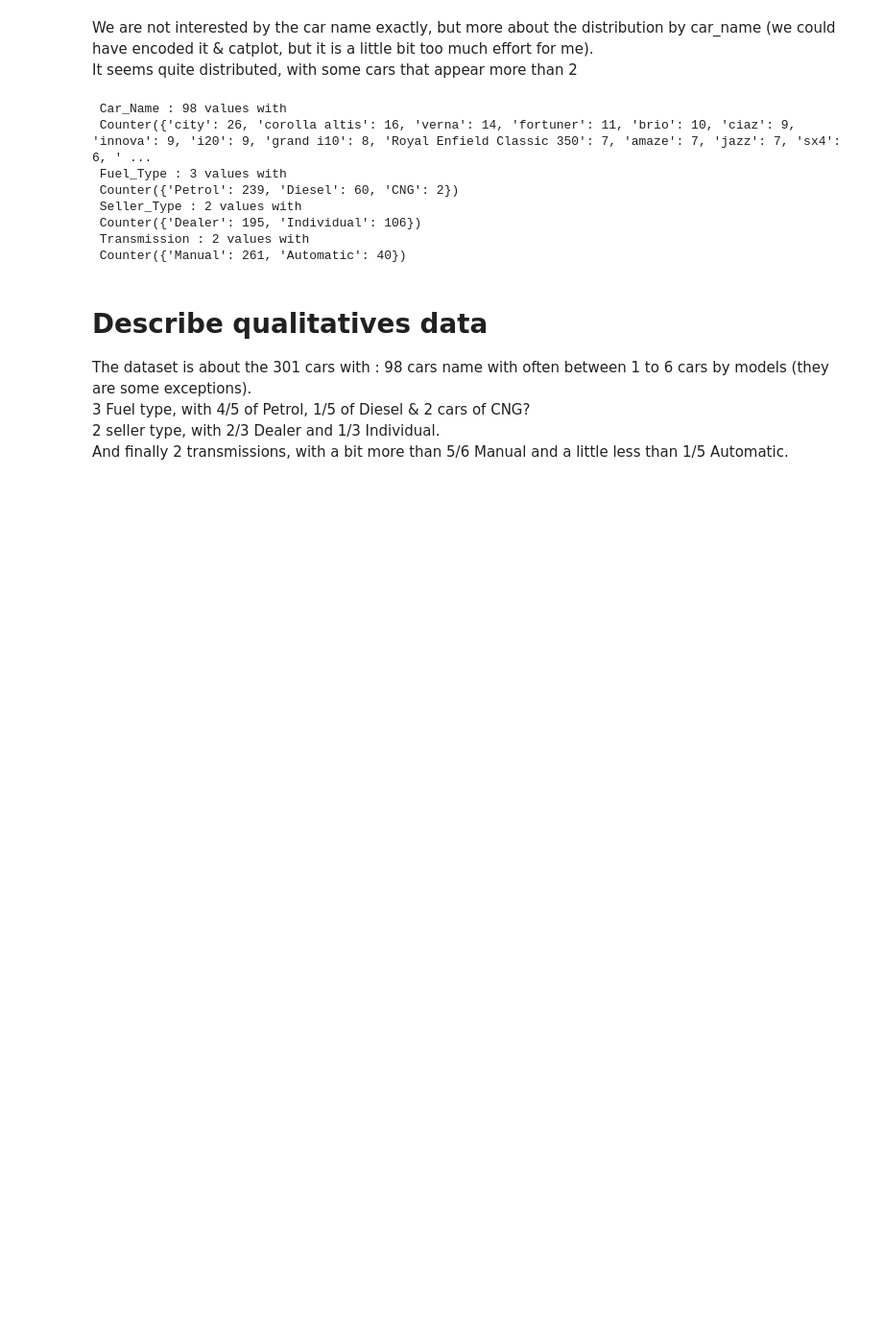
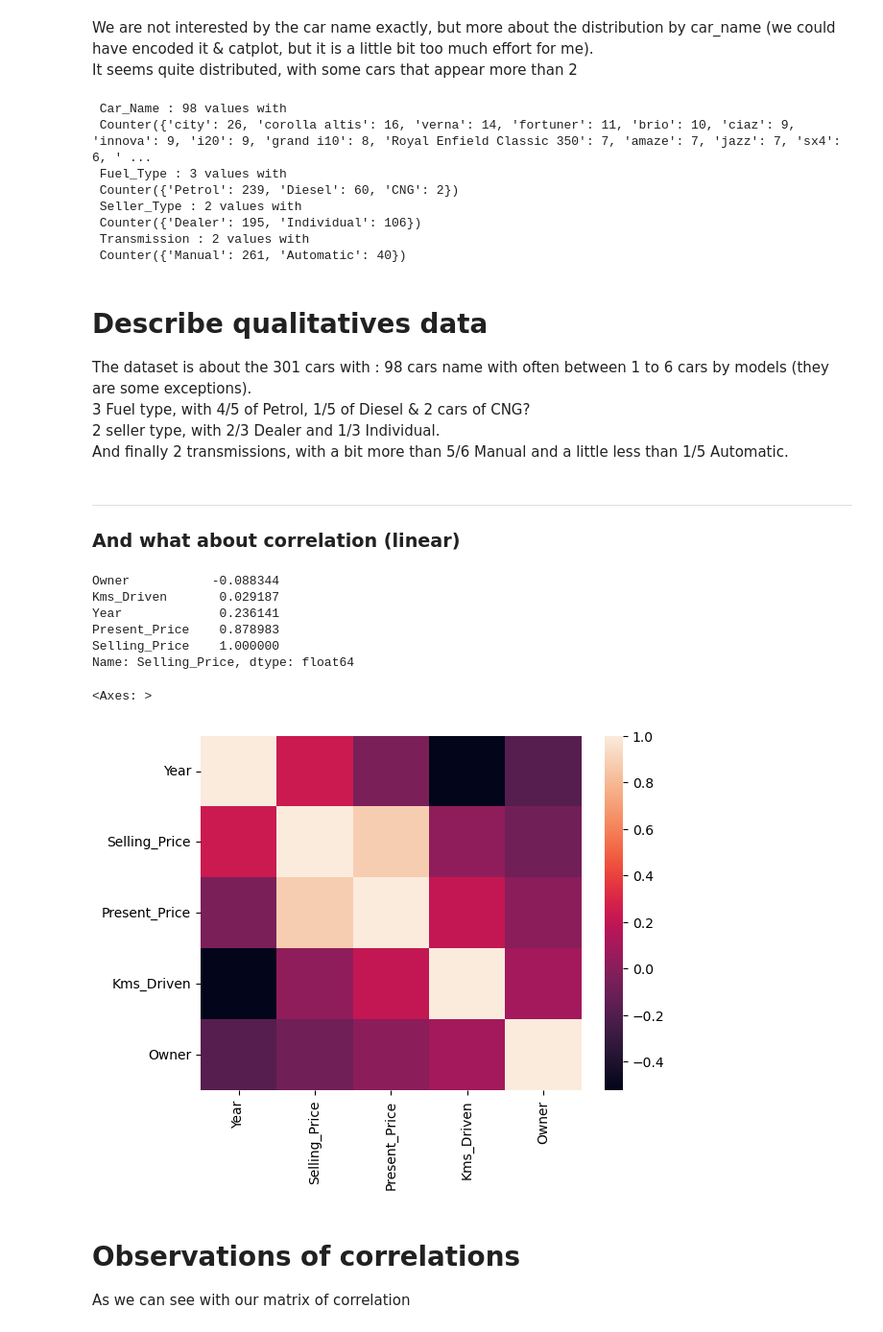
Before and after one commit to alexandre-assad/new-car, a Jupyter notebook: notebooks/exploratory-analysis.ipynb, the cells around one changed output. Shown at 96% size. Drawn from its saved outputs; the diff is of its cells as text; code cells hidden in the pictures; blank space fills up the shorter version.

Commit message:
:wip: first correlations obsservations & heatmap

```diff
--- a/notebooks/exploratory-analysis.ipynb
+++ b/notebooks/exploratory-analysis.ipynb
@@ -140,3 +141,29 @@ The dataset is about the 301 cars with :
 3 Fuel type, with 4/5 of Petrol, 1/5 of Diesel & 2 cars of CNG?
 2 seller type, with 2/3 Dealer and 1/3 Individual.
 And finally 2 transmissions, with a bit more than 5/6 Manual and a little less than 1/5 Automatic.
+# %% [markdown]
+***
+### And what about correlation (linear)
+# %%
+dataframe_numerical = dataframe.drop(columns=categorical_columns)
+correlation_matrix = dataframe_numerical.corr()
+correlation_matrix["Selling_Price"].sort_values(ascending=True)
+# %% [output]
+Owner           -0.088344
+Kms_Driven       0.029187
+Year             0.236141
+Present_Price    0.878983
+Selling_Price    1.000000
+Name: Selling_Price, dtype: float64
+# %%
+sns.heatmap(data=correlation_matrix)
+
+# This is how to do it with matplotlib, however i prefer to use seaborn to visualize it
+# fig, ax = plt.subplots()
+# im = ax.imshow(correlation_matrix)
+# %% [output]
+<Axes: >
+[figure, added]
+# %% [markdown]
+# Observations of correlations
+As we can see with our matrix of correlation
```
Also changed, not shown: parts of 2 cells of this notebook.
